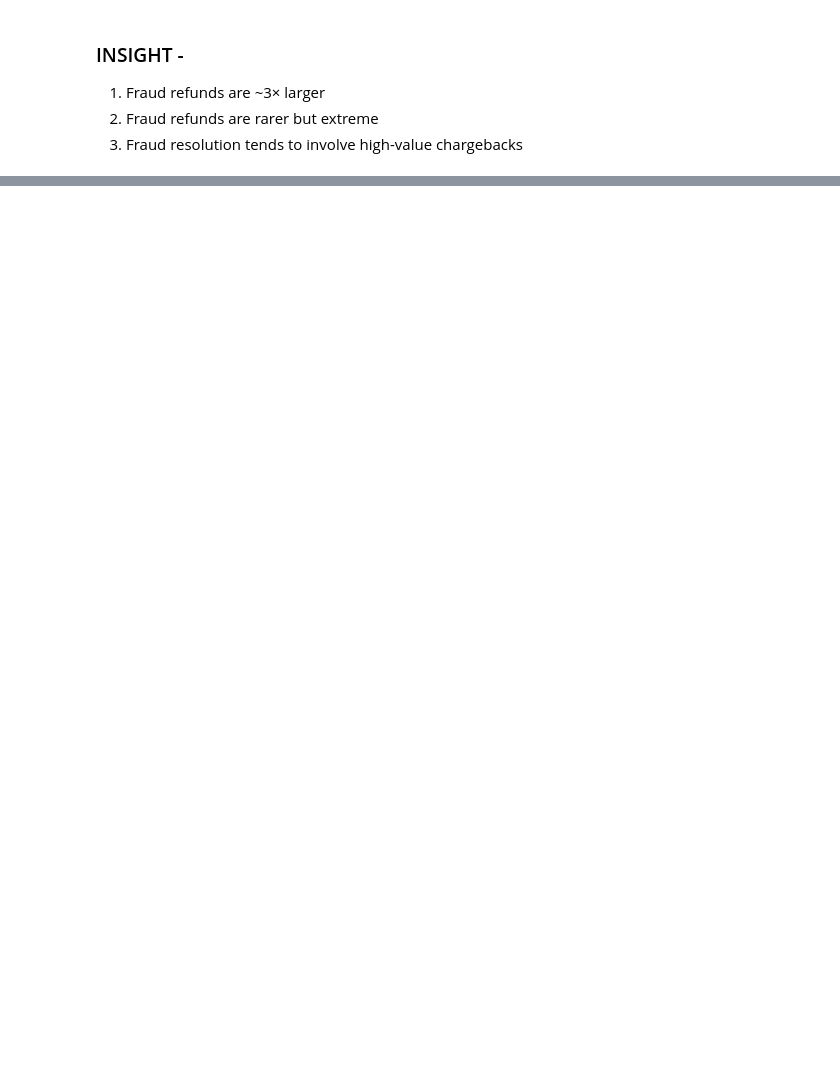
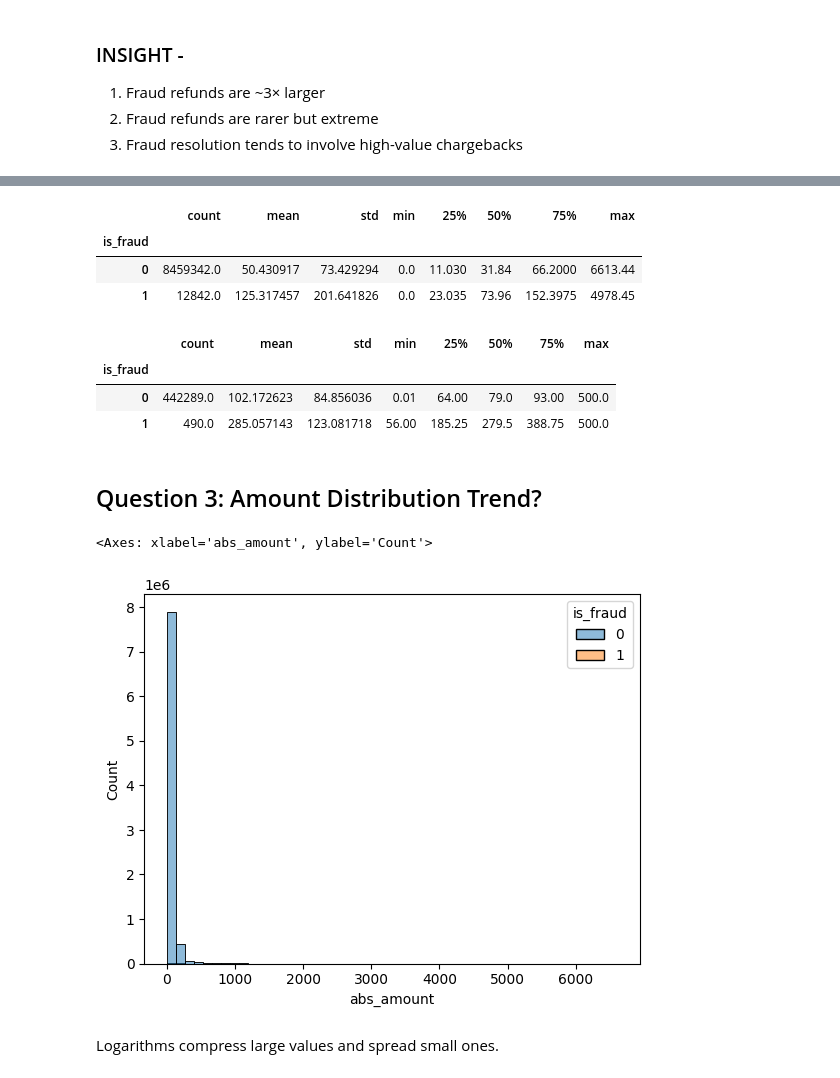
Before and after one commit to nandnii/Fraud-Transactions, a Jupyter notebook: Fraud Transactions.ipynb, the cells around one changed output, grey strips where cells are left out. Saved outputs shown, nothing was run; the diff lists cells and outputs as text; code cells hidden in the pictures; blank space fills up the shorter version.

```diff
--- a/Fraud Transactions.ipynb
+++ b/Fraud Transactions.ipynb
@@ -262,0 +786,3 @@ df.groupby('use_chip')['is_fraud'].value_counts(normalize=True).unstack()*100
+# %%
+df['abs_amount'] = df['amount'].abs()
+df.head()
@@ -262,0 +796,28 @@ df.groupby('use_chip')['is_fraud'].value_counts(normalize=True).unstack()*100
+# %%
+df[df['is_refund']==0].groupby('is_fraud')['abs_amount'].describe()
+# %% [output]
+|  | count | mean | std | min | 25% | 50% | 75% | max |
+| is_fraud |  |  |  |  |  |  |  |  |
+| 0 | 8459342.0 | 50.430917 | 73.429294 | 0.0 | 11.030 | 31.84 | 66.2000 | 6613.44 |
+| 1 | 12842.0 | 125.317457 | 201.641826 | 0.0 | 23.035 | 73.96 | 152.3975 | 4978.45 |
+# %%
+df[df['is_refund']==1].groupby('is_fraud')['abs_amount'].describe()
+# %% [output]
+|  | count | mean | std | min | 25% | 50% | 75% | max |
+| is_fraud |  |  |  |  |  |  |  |  |
+| 0 | 442289.0 | 102.172623 | 84.856036 | 0.01 | 64.00 | 79.0 | 93.00 | 500.0 |
+| 1 | 490.0 | 285.057143 | 123.081718 | 56.00 | 185.25 | 279.5 | 388.75 | 500.0 |
+# %% [markdown]
+## Question 3: Amount Distribution Trend?
+# %%
+sns.histplot(
+    data=df[df['is_refund']==0],
+    x='abs_amount',
+    hue='is_fraud',
+    bins=50
+)
+# %% [output]
+<Axes: xlabel='abs_amount', ylabel='Count'>
+[figure, added]
+# %% [markdown]
+Logarithms compress large values and spread small ones.
```
Also changed, not shown: parts of 61 cells of this notebook.
